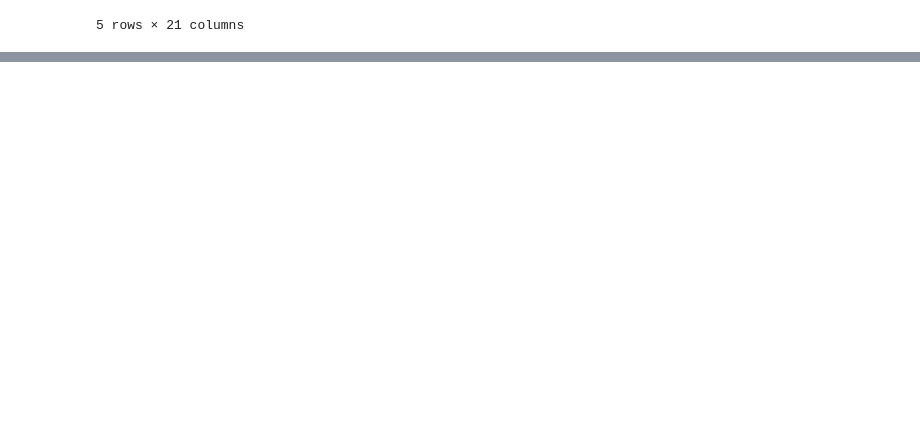
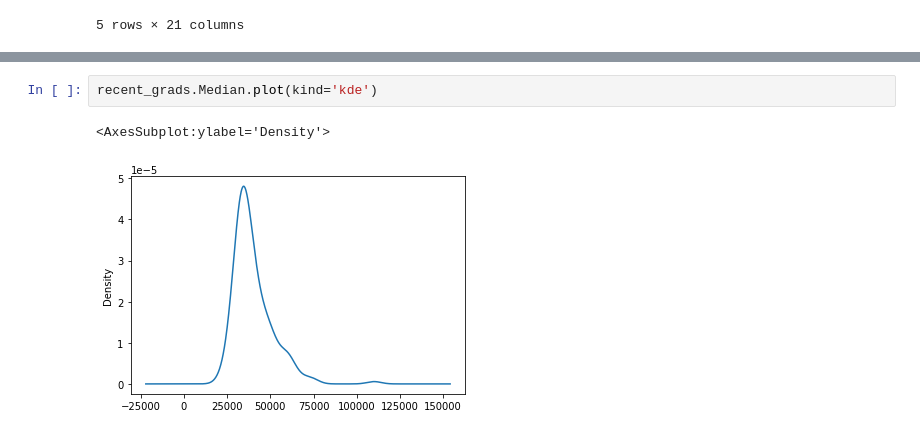
Before and after one commit to tayyabsarfraz/Introduction-to-Data-Analyst-and-Data-Science, a Jupyter notebook: Module no 02- Python for Data Scientists/02 - Pandas for Data Scientists/Lec-2.10(Pandas-01-From-Python-Dictionary-to-Pandas-Dataframe).ipynb, the cells around one changed output, grey strips where cells are left out. Cells and saved outputs as stored; diff of their text form; blank space fills up the shorter version.

```diff
--- a/Module no 02- Python for Data Scientists/02 - Pandas for Data Scientists/Lec-2.10(Pandas-01-From-Python-Dictionary-to-Pandas-Dataframe).ipynb
+++ b/Module no 02- Python for Data Scientists/02 - Pandas for Data Scientists/Lec-2.10(Pandas-01-From-Python-Dictionary-to-Pandas-Dataframe).ipynb
@@ -752,0 +756,5 @@ recent_grads.sort_values()
+# %%
+recent_grads.Median.plot(kind='kde')
+# %% [output]
+<AxesSubplot:ylabel='Density'>
+[figure, added]
```
Also changed, not shown: parts of 135 cells of this notebook.
